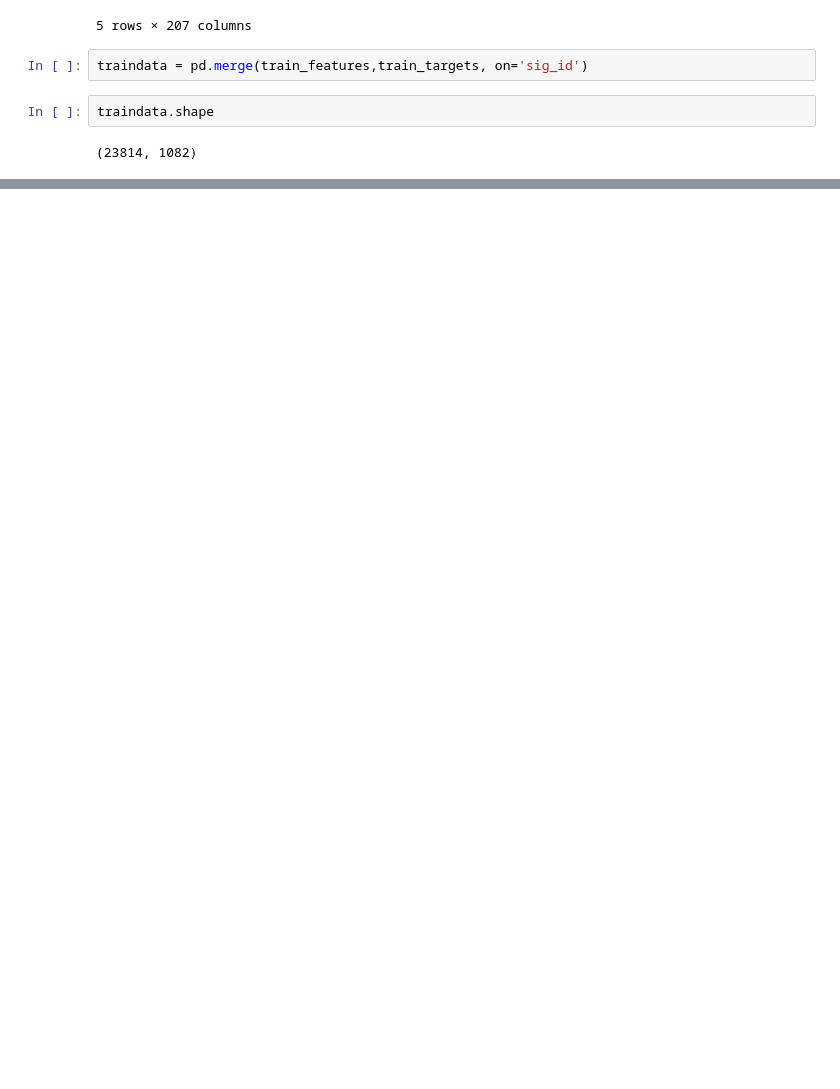
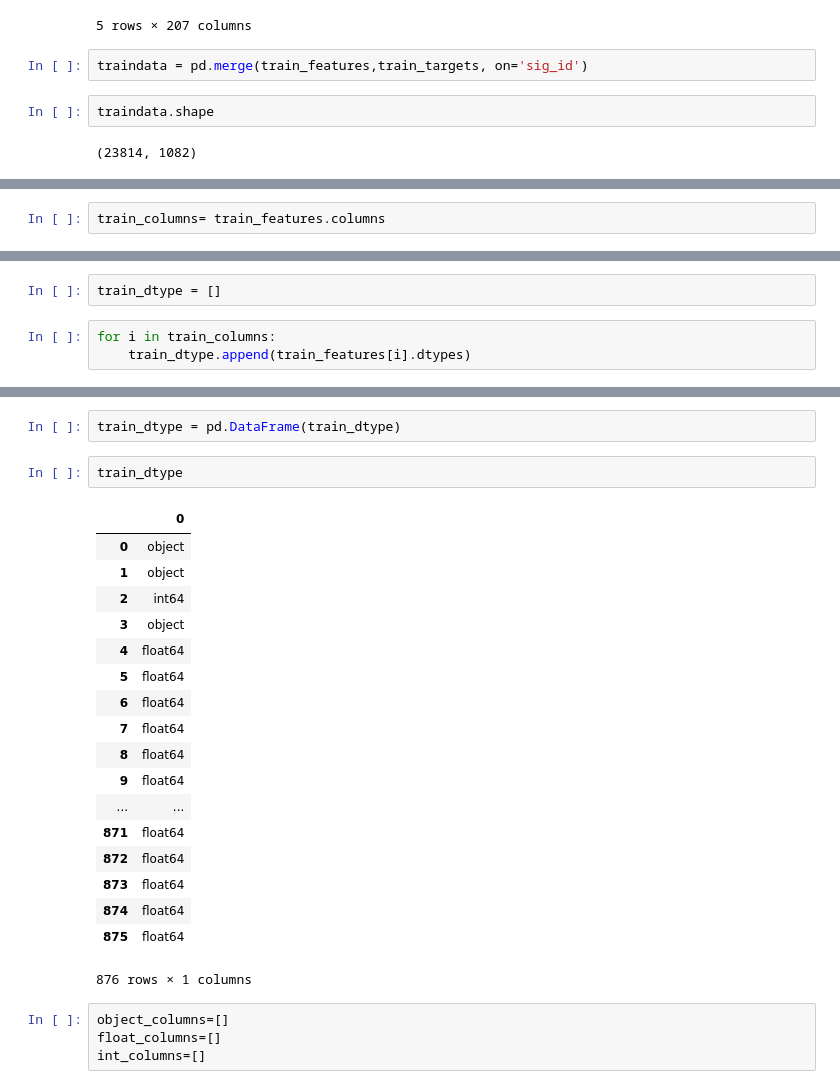
Before and after one commit to kpkkumar/AnalyticsVidhya-Hackathons, a Jupyter notebook: MOA Prediction.ipynb, the cells around one changed output, grey strips where cells are left out. Drawn from its saved outputs; the diff is of its cells as text; blank space fills up the shorter version.

```diff
--- a/MOA Prediction.ipynb
+++ b/MOA Prediction.ipynb
@@ -62,0 +44,2 @@ Length: 876, dtype: object
+# %%
+train_columns= train_features.columns
@@ -62,0 +50,5 @@ Length: 876, dtype: object
+# %%
+train_dtype = []
+# %%
+for i in train_columns:
+    train_dtype.append(train_features[i].dtypes)
@@ -62,0 +75,27 @@ Length: 876, dtype: object
+# %%
+train_dtype = pd.DataFrame(train_dtype)
+# %%
+train_dtype
+# %% [output]
+|  | 0 |
+| 0 | object |
+| 1 | object |
+| 2 | int64 |
+| 3 | object |
+| 4 | float64 |
+| 5 | float64 |
+| 6 | float64 |
+| 7 | float64 |
+| 8 | float64 |
+| 9 | float64 |
+| ... | ... |
+| 871 | float64 |
+| 872 | float64 |
+| 873 | float64 |
+| 874 | float64 |
+| 875 | float64 |
+876 rows × 1 columns
+# %%
+object_columns=[]
+float_columns=[]
+int_columns=[]
```
Also changed, not shown: parts of 5 cells of this notebook.
